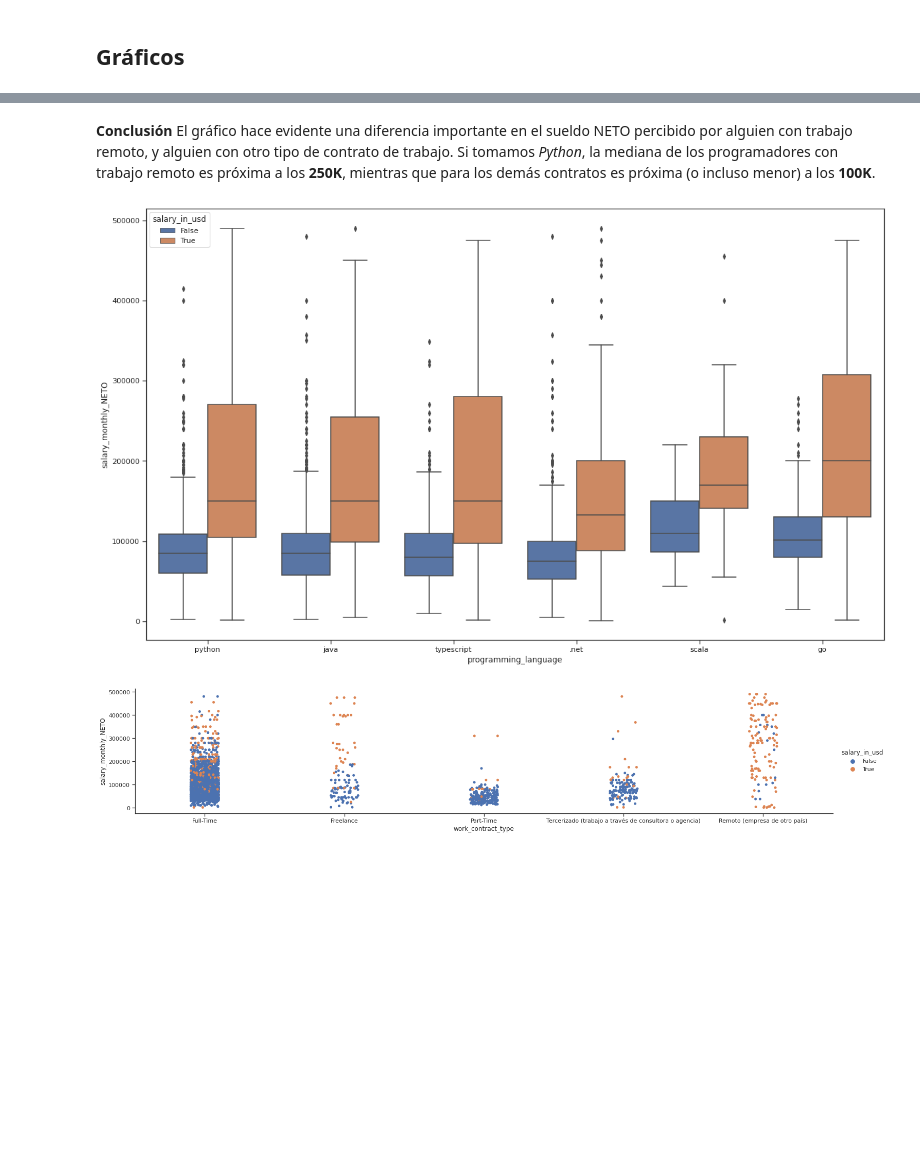
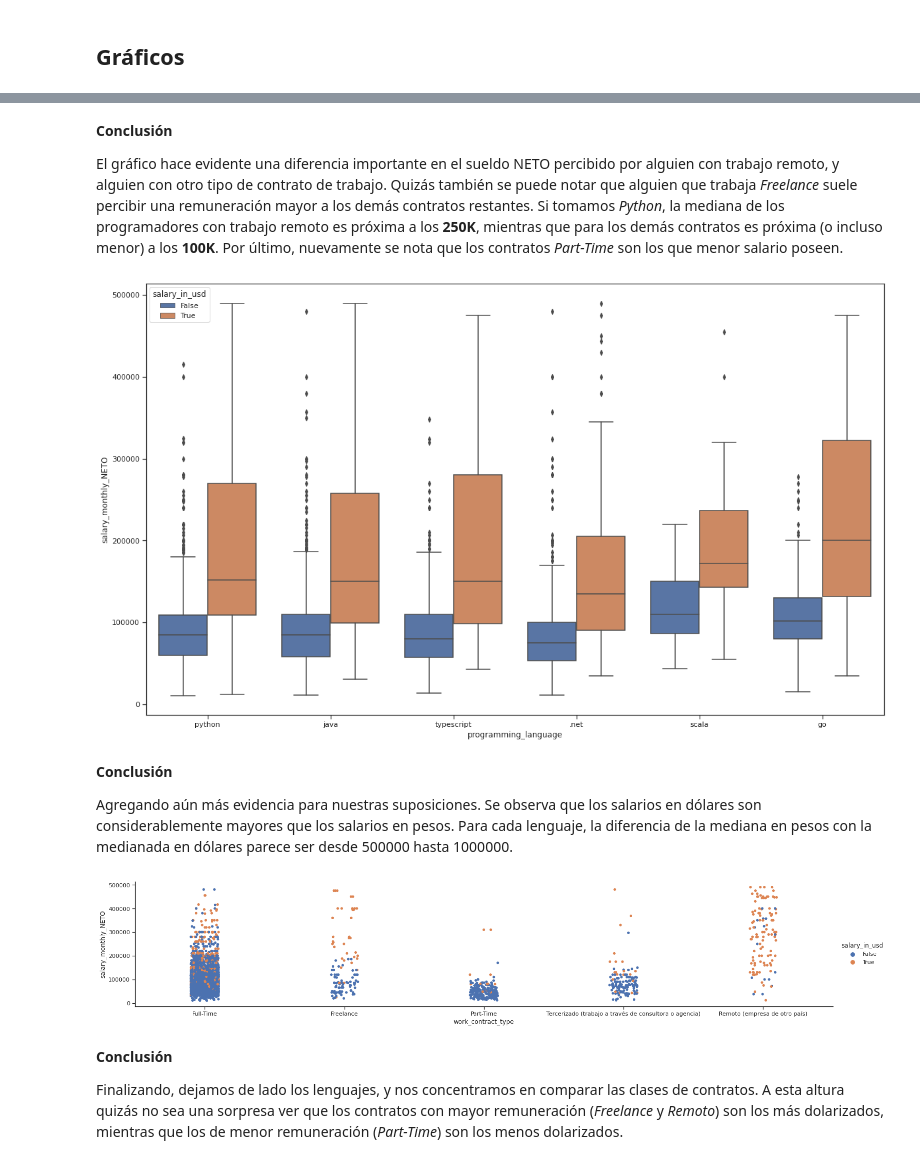
Before and after one commit to mgobbi289/DiploDatos, a Jupyter notebook: AnalisisyVisualizacion/Entregable_1_Ejercicio_1.ipynb, the cells around one changed output, grey strips where cells are left out. Saved outputs shown, nothing was run; the diff lists cells and outputs as text; code cells hidden in the pictures; blank space fills up the shorter version.

Commit message:
Refactorizando el ejercicio 1 del entregable
Se agregan las conclusiones en los resultados obtenidos

```diff
--- a/AnalisisyVisualizacion/Entregable_1_Ejercicio_1.ipynb
+++ b/AnalisisyVisualizacion/Entregable_1_Ejercicio_1.ipynb
@@ -127,25 +134,23 @@ print(f'Cantidad de filas en el DF: {len(df)}')
 
 # ¿Cuántos NaN existen en la columna de salarios?
 print(f'Cantidad de salarios nulos: {df[neto].isnull().sum()}')
-
 # Limpieza de valores nulos.
 df.dropna(subset=[neto], inplace=True)
 print(f'Cantidad de filas en el DF: {len(df)}')
 
+# Salario Mínimo para la subpoblación de estudio.
+min_salary = 10000
 # ¿Cuántos salarios erróneos existen en la columna de salarios?
-print(f'Cantidad de salarios <= 1K: {(df[neto] <= 1000).sum()}')
-
+print(f'Cantidad de salarios <= 10K: {(df[neto] <= min_salary).sum()}')
 # Considerando el salario mínimo.
-df = df[df[neto] > 1000]
+df = df[df[neto] > min_salary]
 print(f'Cantidad de filas en el DF: {len(df)}')
 
-# Percentil 99.
+# Salario Máximo para la subpoblación de estudio (Percentil 99).
 max_salary = df[neto].quantile(0.99)
 print(f'Percentil 99: {max_salary}')
-
 # ¿Cuántos salarios son anómalos en la columna de salarios?
 print(f'Cantidad de salarios anómalos: {(df[neto] >= max_salary).sum()}')
-
 # Considerando el salario del percentil 99.
 df = df[df[neto] < max_salary]
 print(f'Cantidad de filas en el DF: {len(df)}')
@@ -170,5 +175,8 @@ min        1100.000000
 75%      106000.000000
 max      490000.000000
 Name: salary_monthly_NETO, dtype: float64
-# %%
-df.salary_in_usd = df.salary_in_usd.notna()
+# %%
+print(f'Posibles valores de VA: {df[dolares].unique()}')
+# Por razones de comodidad, queremos trabajor con valores booleanos en esta columna.
+df[dolares] = df[dolares].notna()
+print(f'Posibles valores de VA: {df[dolares].unique()}')
@@ -181,7 +192,7 @@ No es necesario entender este código en profundidad, aunque sí es un buen ejer
 def split_languages(languages_str):
     """
     Convert the comma-separated string of languages to a list of string.
-    Remove 'ninguno de los anteriores' option, spaces, and training commas.
+    Removes 'ninguno de los anteriores' and 'ninguno' options, spaces, and training commas.
     """
     if not isinstance(languages_str, str):
         return []
@@ -198,15 +209,15 @@ print(f'Dimensiones del DF: {df.shape}')
 
 # Create a new column with the list of languages.
 lenguajes_curados = 'cured_programming_languages'
-df[lenguajes_curados] = df.tools_programming_languages.apply(split_languages)
+df[lenguajes_curados] = df[lenguajes].apply(split_languages)
 
 if lenguajes_curados not in relevant_columns:
     relevant_columns.append(lenguajes_curados)
 
-# Duplicate each row of DF for each programming language mentioned in the response.
+# Duplicate each row of df for each programming language mentioned in the response.
 # We only include in df_lang the columns we are going to analyze later, so we
 # don't duplicate innecesary information.
-df_lang = df.cured_programming_languages\
+df_lang = df[lenguajes_curados]\
     .apply(pd.Series).stack()\
     .reset_index(level=-1, drop=True).to_frame()\
     .join(df[relevant_columns])\
@@ -374,21 +411,35 @@ seaborn.boxplot(data=filtered_df_lang,
 # %% [markdown]
 **Conclusión**
+
 El gráfico hace evidente una diferencia importante en el sueldo NETO percibido por alguien con trabajo remoto, y alguien con otro tipo de contrato de trabajo.
+Quizás también se puede notar que alguien que trabaja *Freelance* suele percibir una remuneración mayor a los demás contratos restantes.
 Si tomamos *Python*, la mediana de los programadores con trabajo remoto es próxima a los **250K**, mientras que para los demás contratos es próxima (o incluso menor) a los **100K**.
+Por último, nuevamente se nota que los contratos *Part-Time* son los que menor salario poseen.
 # %%
 plt.figure(figsize=(20, 12))
 
 seaborn.boxplot(data=filtered_df_lang,
                 x='programming_language',
                 y=neto,
-                hue='salary_in_usd');
+                hue=dolares);
 # %% [output]
-[figure, old version]
+[figure, new version]
+# %% [markdown]
+**Conclusión**
+
+Agregando aún más evidencia para nuestras suposiciones.
+Se observa que los salarios en dólares son considerablemente mayores que los salarios en pesos.
+Para cada lenguaje, la diferencia de la mediana en pesos con la medianada en dólares parece ser desde 500000 hasta 1000000.
 # %%
 seaborn.catplot(data=filtered_df_lang,
-                x='work_contract_type',
+                x=contrato,
                 y=neto,
-                hue='salary_in_usd',
+                hue=dolares,
                 aspect=5, height=4);
 # %% [output]
-[figure, old version]
+[figure, new version]
+# %% [markdown]
+**Conclusión**
+
+Finalizando, dejamos de lado los lenguajes, y nos concentramos en comparar las clases de contratos.
+A esta altura quizás no sea una sorpresa ver que los contratos con mayor remuneración (*Freelance* y *Remoto*) son los más dolarizados, mientras que los de menor remuneración (*Part-Time*) son los menos dolarizados.
```
Also changed, not shown: parts of 26 cells of this notebook.
